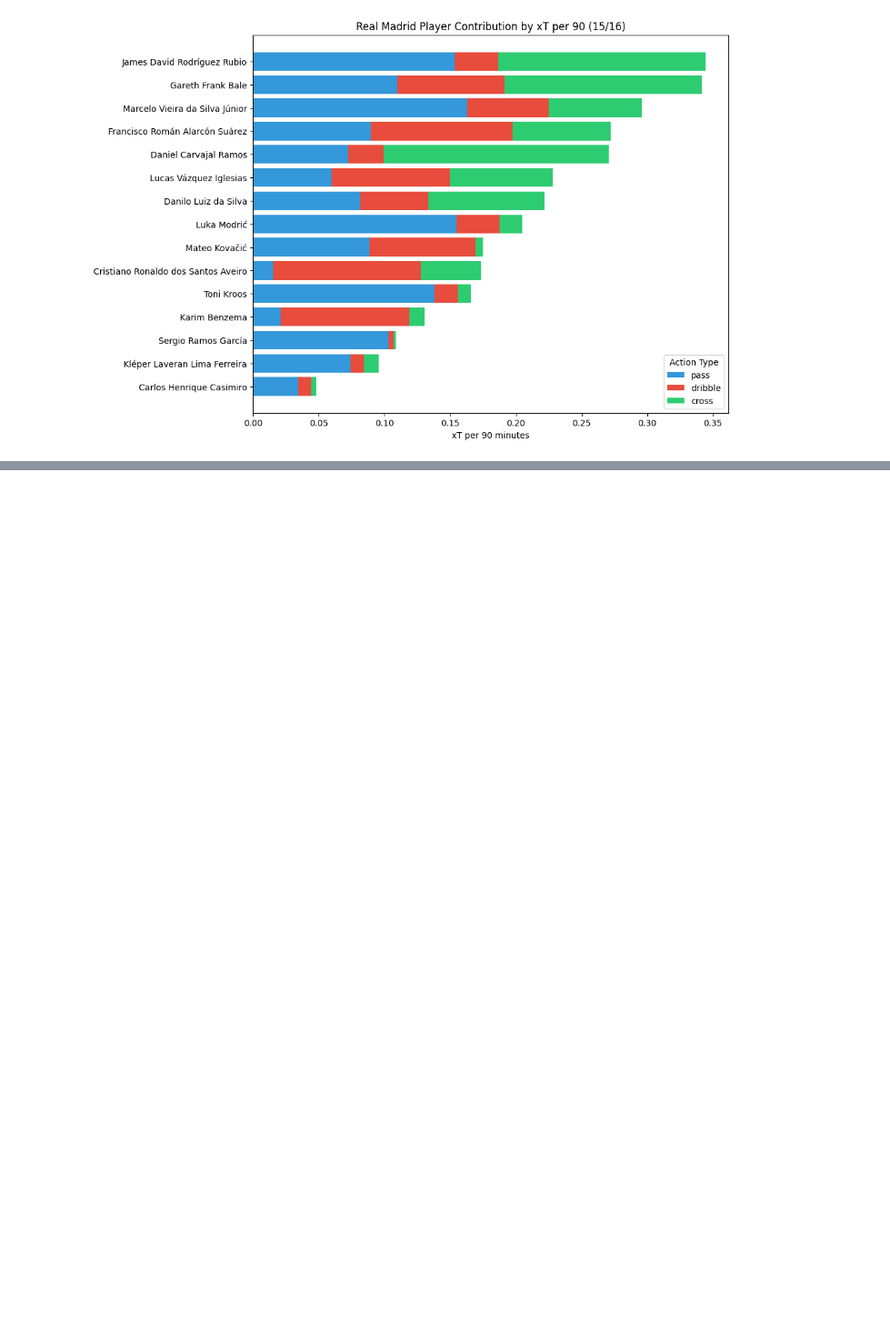
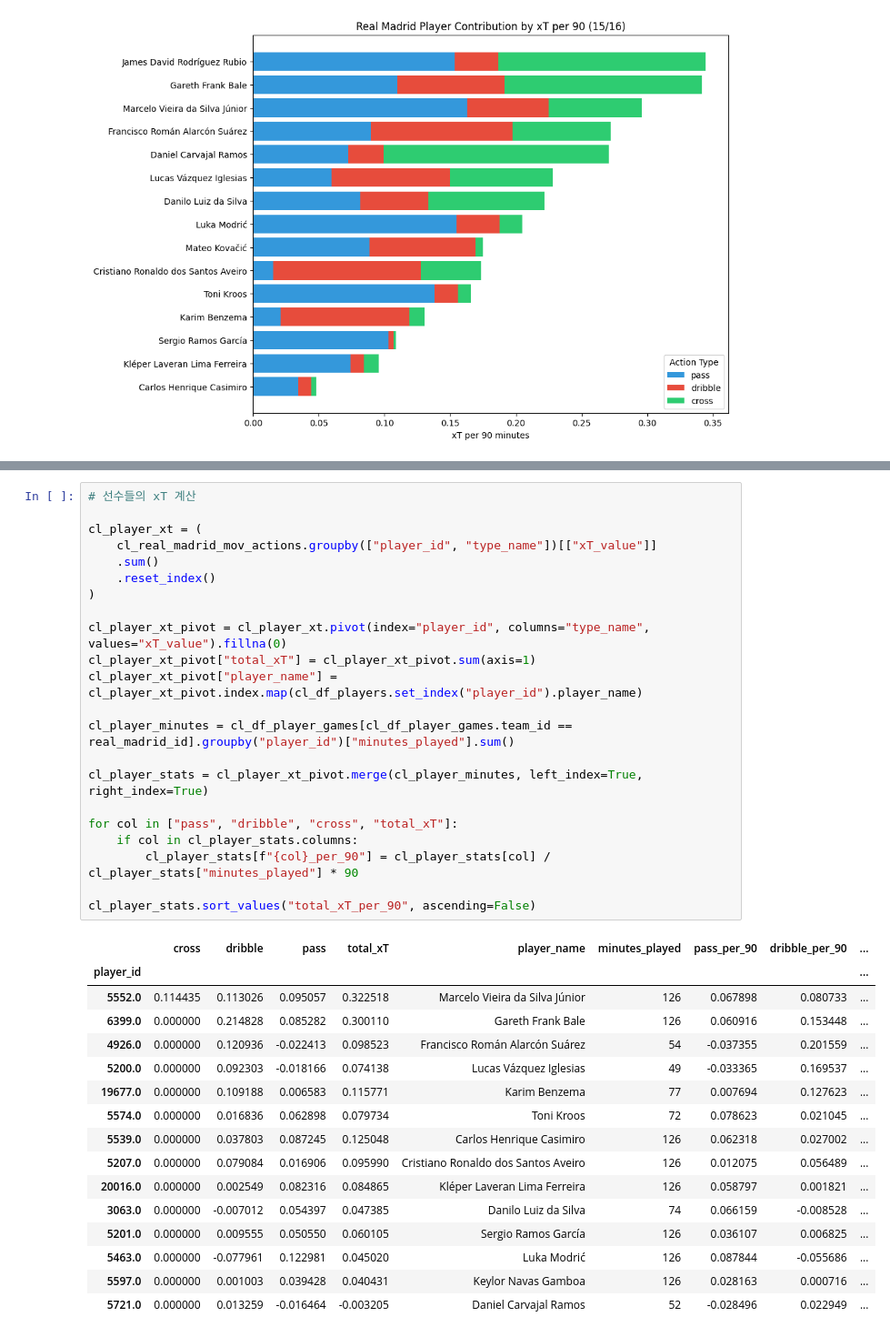
Before and after one commit to SuperStarKang/FootballAnalytics, a Jupyter notebook: xT/real_madrid_xt_analysis.ipynb, the cells around one changed output, grey strips where cells are left out. Shown at 91% size. Drawn from its saved outputs; the diff is of its cells as text; blank space fills up the shorter version.

```diff
--- a/xT/real_madrid_xt_analysis.ipynb
+++ b/xT/real_madrid_xt_analysis.ipynb
@@ -380,0 +450,39 @@ mps.heatmap(xt_matrix.T, cmap="hot", linecolor="white", cbar="True")
+# %%
+# 선수들의 xT 계산
+
+cl_player_xt = (
+	cl_real_madrid_mov_actions.groupby(["player_id", "type_name"])[["xT_value"]]
+	.sum()
+	.reset_index()
+)
+
+cl_player_xt_pivot = cl_player_xt.pivot(index="player_id", columns="type_name", values="xT_value").fillna(0)
+cl_player_xt_pivot["total_xT"] = cl_player_xt_pivot.sum(axis=1)
+cl_player_xt_pivot["player_name"] = cl_player_xt_pivot.index.map(cl_df_players.set_index("player_id").player_name)
+
+cl_player_minutes = cl_df_player_games[cl_df_player_games.team_id == real_madrid_id].groupby("player_id")["minutes_played"].sum()
+
+cl_player_stats = cl_player_xt_pivot.merge(cl_player_minutes, left_index=True, right_index=True)
+
+for col in ["pass", "dribble", "cross", "total_xT"]:
+	if col in cl_player_stats.columns:
+		cl_player_stats[f"{col}_per_90"] = cl_player_stats[col] / cl_player_stats["minutes_played"] * 90
+
+cl_player_stats.sort_values("total_xT_per_90", ascending=False)
+# %% [output]
+|  | cross | dribble | pass | total_xT | player_name | minutes_played | pass_per_90 | dribble_per_90 | ... |
+| player_id |  |  |  |  |  |  |  |  | ... |
+| 5552.0 | 0.114435 | 0.113026 | 0.095057 | 0.322518 | Marcelo Vieira da Silva Júnior | 126 | 0.067898 | 0.080733 | ... |
+| 6399.0 | 0.000000 | 0.214828 | 0.085282 | 0.300110 | Gareth Frank Bale | 126 | 0.060916 | 0.153448 | ... |
+| 4926.0 | 0.000000 | 0.120936 | -0.022413 | 0.098523 | Francisco Román Alarcón Suárez | 54 | -0.037355 | 0.201559 | ... |
+| 5200.0 | 0.000000 | 0.092303 | -0.018166 | 0.074138 | Lucas Vázquez Iglesias | 49 | -0.033365 | 0.169537 | ... |
+| 19677.0 | 0.000000 | 0.109188 | 0.006583 | 0.115771 | Karim Benzema | 77 | 0.007694 | 0.127623 | ... |
+| 5574.0 | 0.000000 | 0.016836 | 0.062898 | 0.079734 | Toni Kroos | 72 | 0.078623 | 0.021045 | ... |
+| 5539.0 | 0.000000 | 0.037803 | 0.087245 | 0.125048 | Carlos Henrique Casimiro | 126 | 0.062318 | 0.027002 | ... |
+| 5207.0 | 0.000000 | 0.079084 | 0.016906 | 0.095990 | Cristiano Ronaldo dos Santos Aveiro | 126 | 0.012075 | 0.056489 | ... |
+| 20016.0 | 0.000000 | 0.002549 | 0.082316 | 0.084865 | Kléper Laveran Lima Ferreira | 126 | 0.058797 | 0.001821 | ... |
+| 3063.0 | 0.000000 | -0.007012 | 0.054397 | 0.047385 | Danilo Luiz da Silva | 74 | 0.066159 | -0.008528 | ... |
+| 5201.0 | 0.000000 | 0.009555 | 0.050550 | 0.060105 | Sergio Ramos García | 126 | 0.036107 | 0.006825 | ... |
+| 5463.0 | 0.000000 | -0.077961 | 0.122981 | 0.045020 | Luka Modrić | 126 | 0.087844 | -0.055686 | ... |
+| 5597.0 | 0.000000 | 0.001003 | 0.039428 | 0.040431 | Keylor Navas Gamboa | 126 | 0.028163 | 0.000716 | ... |
+| 5721.0 | 0.000000 | 0.013259 | -0.016464 | -0.003205 | Daniel Carvajal Ramos | 52 | -0.028496 | 0.022949 | ... |
```
Also changed, not shown: parts of 14 cells of this notebook.
